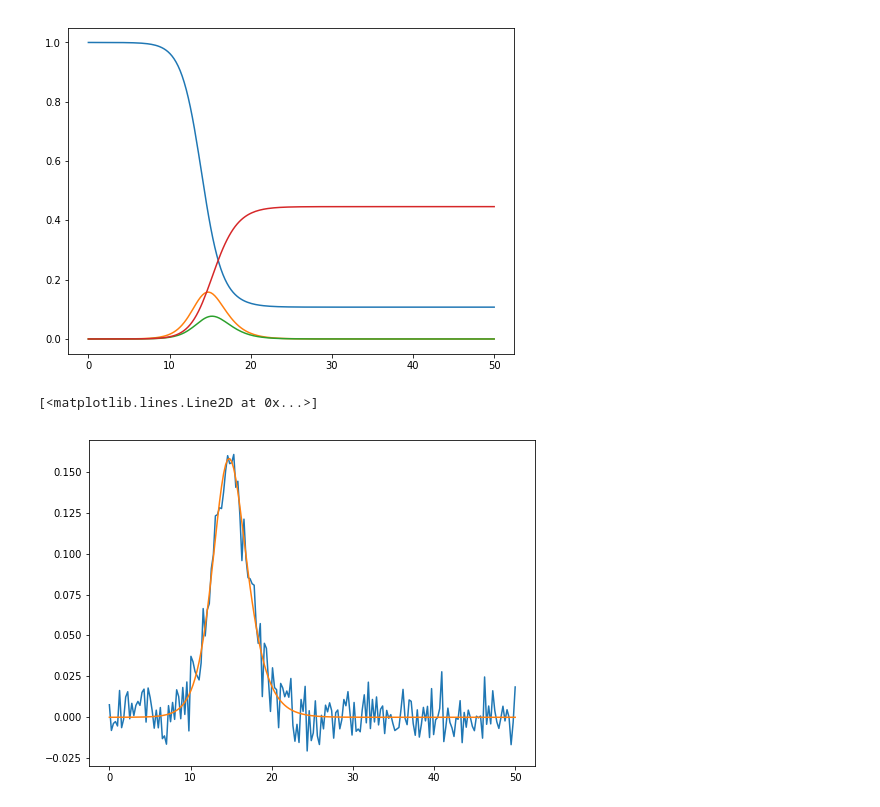
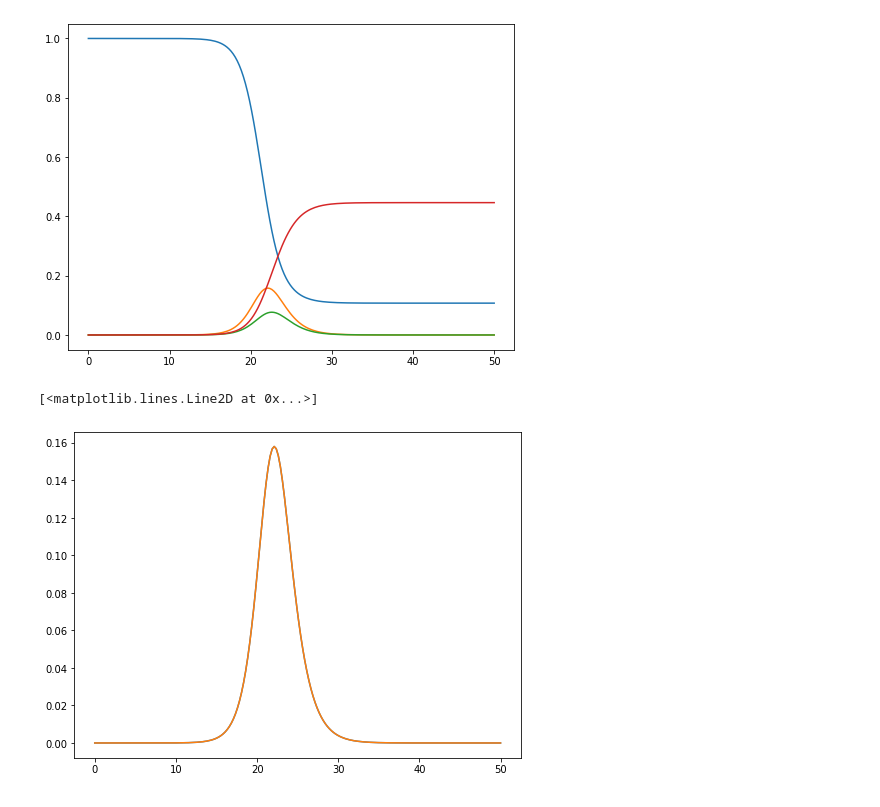
Before and after one commit to carolmcs/Covid_Japan, a Jupyter notebook: alternativa.ipynb, the cells around one changed output. Drawn from its saved outputs; the diff is of its cells as text; code cells hidden in the pictures.

Commit message:
dados adicionados ao modelo com sucesso eu acho

```diff
--- a/alternativa.ipynb
+++ b/alternativa.ipynb
@@ -31,9 +58,13 @@ def engine(t, x0, ps):
     x0 = np.insert(x0, 0, S)
     x = odeint(modelo, x0, t, args = (ps,))
     return x
+# %%
+#para calcular a fração inicial de infectados no Japão
+inicial = nossosdados.loc[0,'total_cases']
+fracinicial = inicial/nossosdados.loc[0,'population']
 # %%
 t = np.linspace(0,50,200)
-x0 = [10e-6,0,0]
+x0 = [0,fracinicial,0]
 
 
 gamma = 1
@@ -49,7 +80,7 @@ plt.figure(figsize=(8, 6))
 for i in range(4):
     plt.plot(t,sol[:,i])
 # %% [output]
-[figure, old version]
+[figure, new version]
 # %%
 from lmfit import *
 # %%
@@ -71,15 +102,15 @@ params.add('beta', value=0, min=0, max=1)
 
 final = minimize(loss, params, args = (t, dados), method = 'leastsq')
 # %%
-dados = sol[:,1] + np.random.normal(scale = 0.01 , size = np.shape(sol[:,1]))
+dados = sol[:,1]
 plt.figure(figsize=(8, 6))
 
 
 plt.plot(t, dados)
 plt.plot(t, sol[:,1])
 # %% [output]
 [<matplotlib.lines.Line2D at 0x...>]
-[figure, old version]
+[figure, new version]
 # %%
 report_fit(final)
 # %% [output]
```
Also changed, not shown: parts of 9 cells of this notebook.
